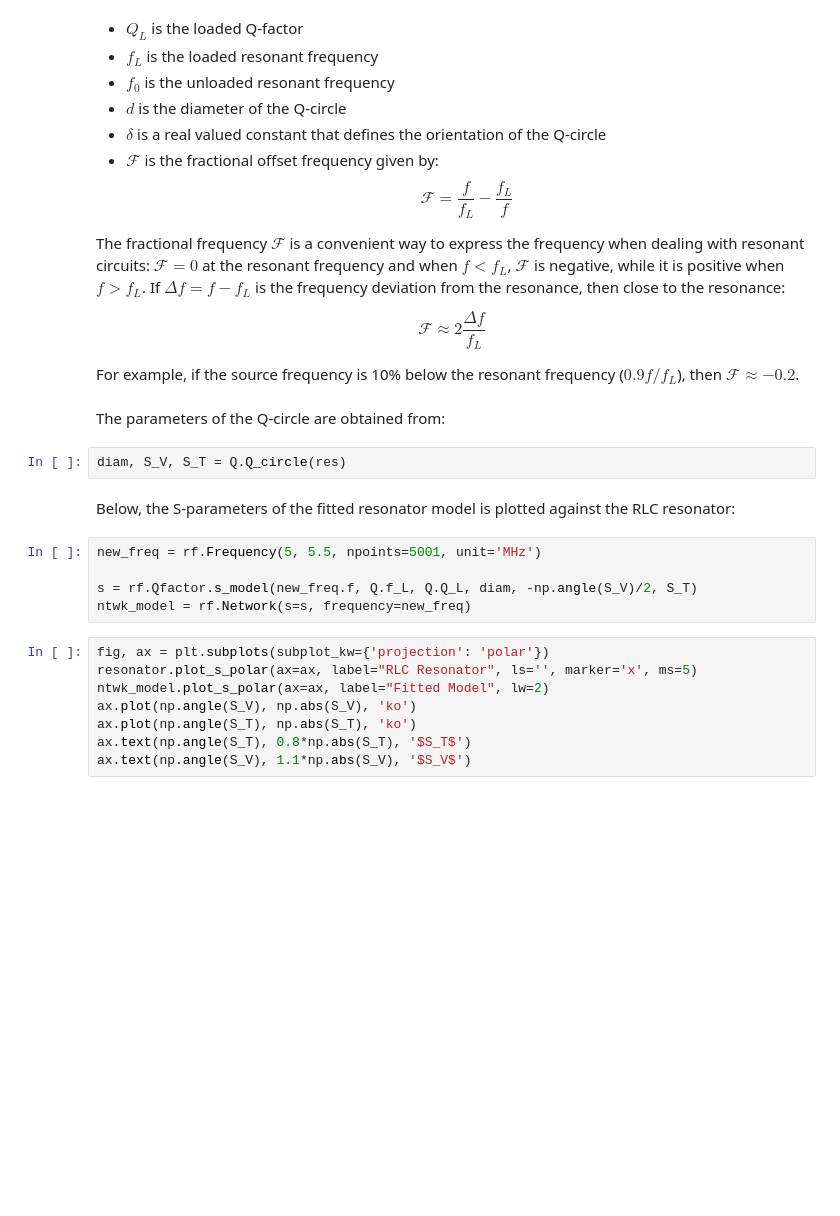
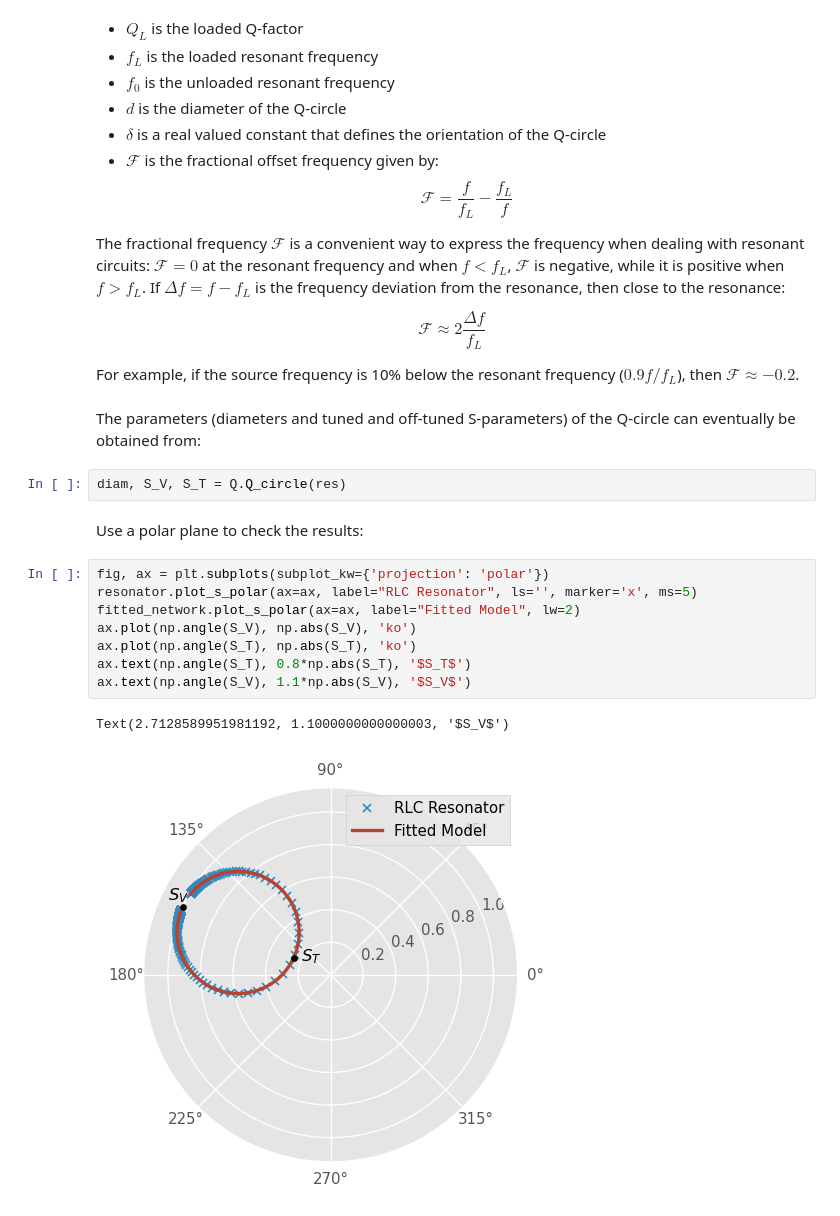
Before and after one commit to scikit-rf/scikit-rf, a Jupyter notebook: doc/source/tutorials/Q-Factor.ipynb, the cells around one changed output. Drawn from its saved outputs; the diff is of its cells as text; blank space fills up the shorter version.

```diff
--- a/doc/source/tutorials/Q-Factor.ipynb
+++ b/doc/source/tutorials/Q-Factor.ipynb
@@ -143,21 +161,19 @@ $$\mathcal{F} \approx 2 \frac{\Delta f}{f_L}$$
 
 For example, if the source frequency is 10% below the resonant frequency ($0.9 f/f_L$), then $\mathcal{F}\approx -0.2$.
 # %% [markdown]
-The parameters of the Q-circle are obtained from:
+The parameters (diameters and tuned and off-tuned S-parameters) of the Q-circle can eventually be obtained from:
 # %%
 diam, S_V, S_T = Q.Q_circle(res)
-# %% [markdown]
-Below, the S-parameters of the fitted resonator model is plotted against the RLC resonator:
-# %%
-new_freq = rf.Frequency(5, 5.5, npoints=5001, unit='MHz')
-
-s = rf.Qfactor.s_model(new_freq.f, Q.f_L, Q.Q_L, diam, -np.angle(S_V)/2, S_T)
-ntwk_model = rf.Network(s=s, frequency=new_freq)
+# %% [markdown]
+Use a polar plane to check the results:
 # %%
 fig, ax = plt.subplots(subplot_kw={'projection': 'polar'})
 resonator.plot_s_polar(ax=ax, label="RLC Resonator", ls='', marker='x', ms=5)
-ntwk_model.plot_s_polar(ax=ax, label="Fitted Model", lw=2)
+fitted_network.plot_s_polar(ax=ax, label="Fitted Model", lw=2)
 ax.plot(np.angle(S_V), np.abs(S_V), 'ko')
 ax.plot(np.angle(S_T), np.abs(S_T), 'ko')
 ax.text(np.angle(S_T), 0.8*np.abs(S_T), '$S_T$')
 ax.text(np.angle(S_V), 1.1*np.abs(S_V), '$S_V$')
+# %% [output]
+Text(2.7128589951981192, 1.1000000000000003, '$S_V$')
+[figure, added]
```
Also changed, not shown: parts of 19 cells of this notebook, 1 other file.
